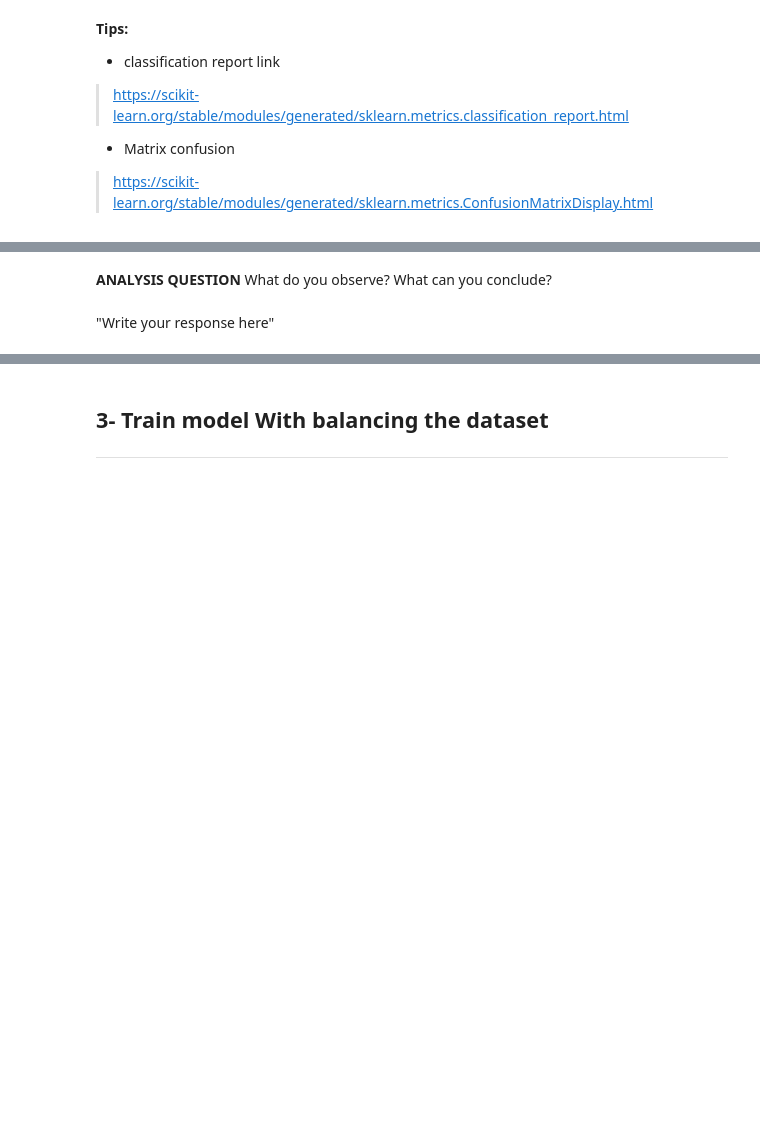
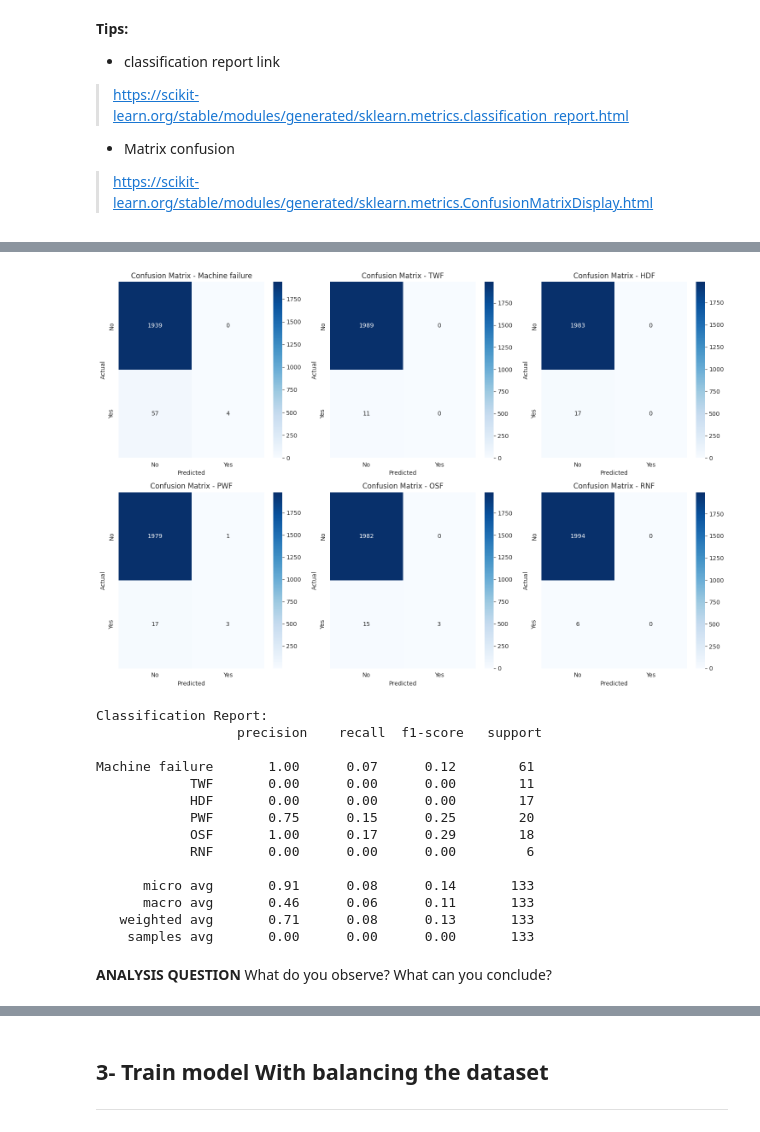
Before and after one commit to MothSleath/EmbeddedAI, a Jupyter notebook: TP_IA_EMBARQUEE.ipynb, the cells around one changed output, grey strips where cells are left out. Drawn from its saved outputs; the diff is of its cells as text; code cells hidden in the pictures; blank space fills up the shorter version.

```diff
--- a/TP_IA_EMBARQUEE.ipynb
+++ b/TP_IA_EMBARQUEE.ipynb
@@ -219,3 +322,30 @@ In this section, you must build and train a model without rebalancing the datase
 *   Matrix confusion
 
 > https://scikit-learn.org/stable/modules/generated/sklearn.metrics.ConfusionMatrixDisplay.html
+# %%
+# Make predictions on the test set
+Y_pred = model.predict(X_test)
+Y_pred = (Y_pred > 0.5).astype(int)  # Convert probabilities to binary predictions
+
+# classification report
+class_report = classification_report(Y_test, Y_pred, target_names=['Machine failure', 'TWF', 'HDF', 'PWF', 'OSF', 'RNF'])
+
+# confusion matrices for each label
+conf_matrices = multilabel_confusion_matrix(Y_test, Y_pred)
+
+fig, axes = plt.subplots(2, 3, figsize=(15, 10))
+
+failure_labels = ['Machine failure', 'TWF', 'HDF', 'PWF', 'OSF', 'RNF']
+for i, ax in enumerate(axes.flatten()):
+    if i < len(failure_labels):
+        sns.heatmap(conf_matrices[i], annot=True, fmt='d', cmap='Blues', xticklabels=['No', 'Yes'], yticklabels=['No', 'Yes'], ax=ax)
+        ax.set_title(f'Confusion Matrix - {failure_labels[i]}')
+        ax.set_xlabel('Predicted')
+        ax.set_ylabel('Actual')
+
+plt.tight_layout()
+plt.show()
+
+# Print the classification report
+print("Classification Report:\n", class_report)
+# %% [output]
@@ -222,4 +353,17 @@ In this section, you must build and train a model without rebalancing the datase
+[figure, added]
+Classification Report:
+                  precision    recall  f1-score   support
+
+Machine failure       1.00      0.07      0.12        61
+            TWF       0.00      0.00      0.00        11
+            HDF       0.00      0.00      0.00        17
+            PWF       0.75      0.15      0.25        20
+            OSF       1.00      0.17      0.29        18
+            RNF       0.00      0.00      0.00         6
+
+      micro avg       0.91      0.08      0.14       133
+      macro avg       0.46      0.06      0.11       133
+   weighted avg       0.71      0.08      0.13       133
+    samples avg       0.00      0.00      0.00       133
 # %% [markdown]
 **ANALYSIS QUESTION** What do you observe? What can you conclude?
-# %% [markdown]
-"Write your response here"
```
Also changed, not shown: parts of 10 cells of this notebook.
